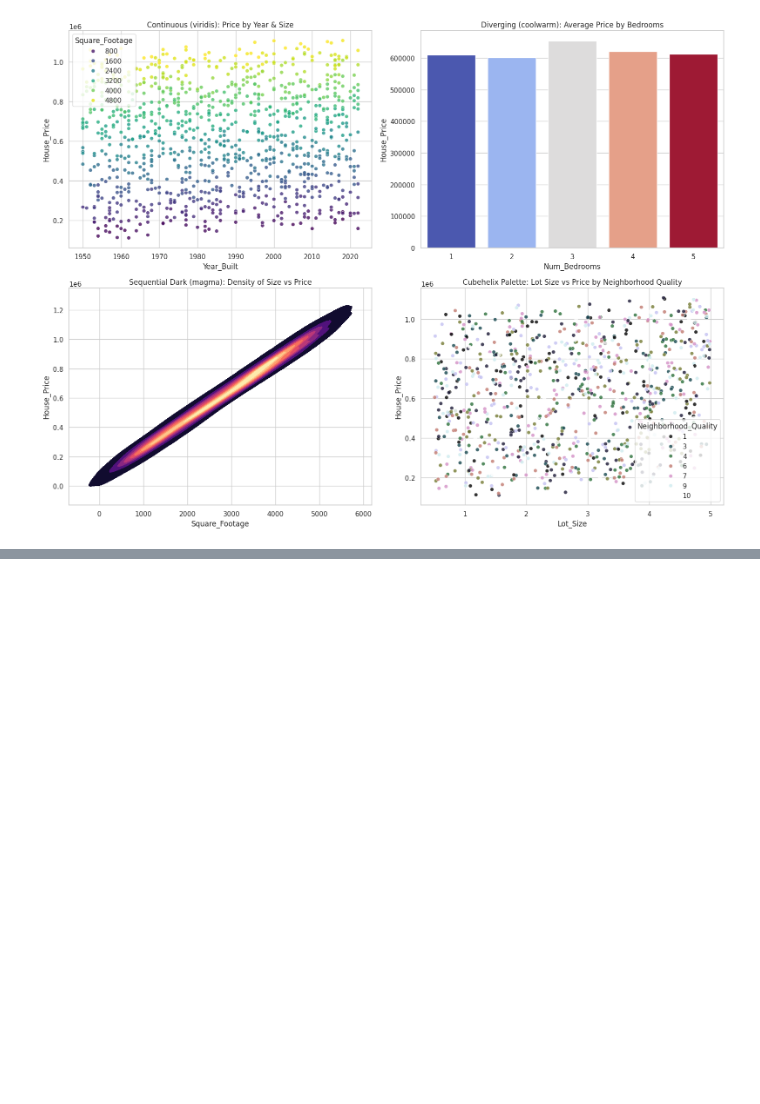
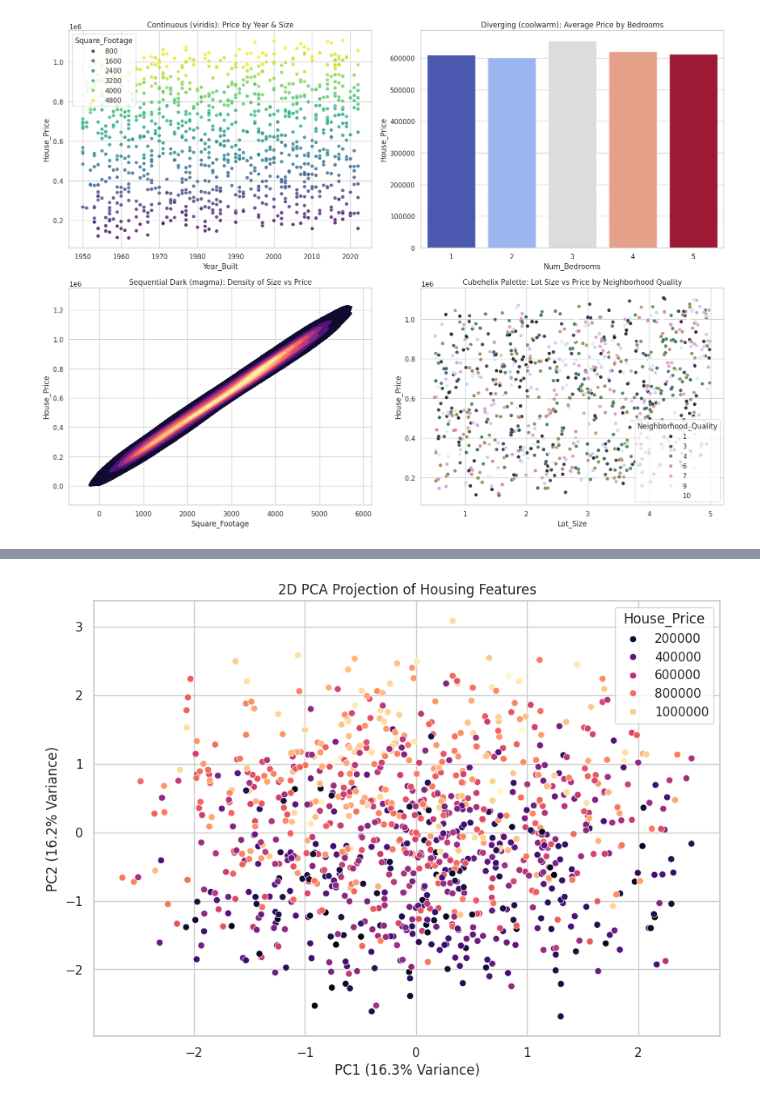
Before and after one commit to Pheonix1795/MDS_LAB, a Jupyter notebook: MDS_WEEK(12,13)II.ipynb, the cells around one changed output, grey strips where cells are left out. Cells and saved outputs as stored; diff of their text form; code cells hidden in the pictures; blank space fills up the shorter version.

```diff
--- a/MDS_WEEK(12,13)II.ipynb
+++ b/MDS_WEEK(12,13)II.ipynb
@@ -167,0 +178,28 @@ plt.show()
+# %%
+from sklearn.decomposition import PCA
+from sklearn.preprocessing import StandardScaler
+
+# Prepare features for dimensionality reduction
+features = ['Square_Footage', 'Num_Bedrooms', 'Num_Bathrooms', 'Year_Built', 'Lot_Size', 'Garage_Size', 'Neighborhood_Quality']
+X = df[features].dropna()
+
+# Standardize features before applying PCA
+X_scaled = StandardScaler().fit_transform(X)
+
+# Apply PCA
+pca = PCA(n_components=2)
+X_pca = pca.fit_transform(X_scaled)
+
+# Create a DataFrame for PCA results
+df_pca = pd.DataFrame(data=X_pca, columns=['Principal Component 1', 'Principal Component 2'])
+df_pca['House_Price'] = df['House_Price']
+
+# Visualize PCA Projection
+plt.figure(figsize=(10, 7))
+sns.scatterplot(data=df_pca, x='Principal Component 1', y='Principal Component 2', hue='House_Price', palette='magma')
+plt.title('2D PCA Projection of Housing Features')
+plt.xlabel(f'PC1 ({pca.explained_variance_ratio_[0]*100:.1f}% Variance)')
+plt.ylabel(f'PC2 ({pca.explained_variance_ratio_[1]*100:.1f}% Variance)')
+plt.show()
+# %% [output]
+[figure, added]
```
Also changed, not shown: parts of 2 cells of this notebook.
